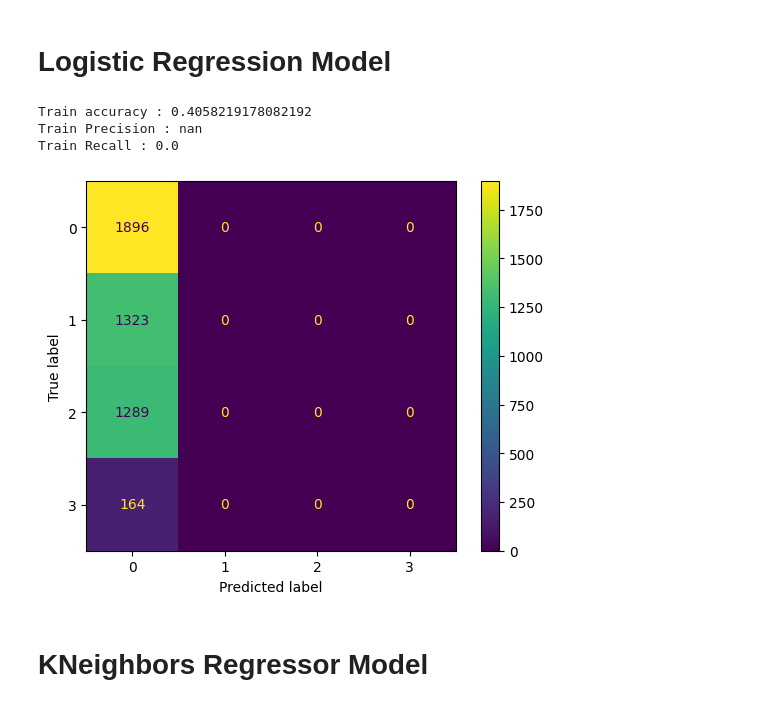
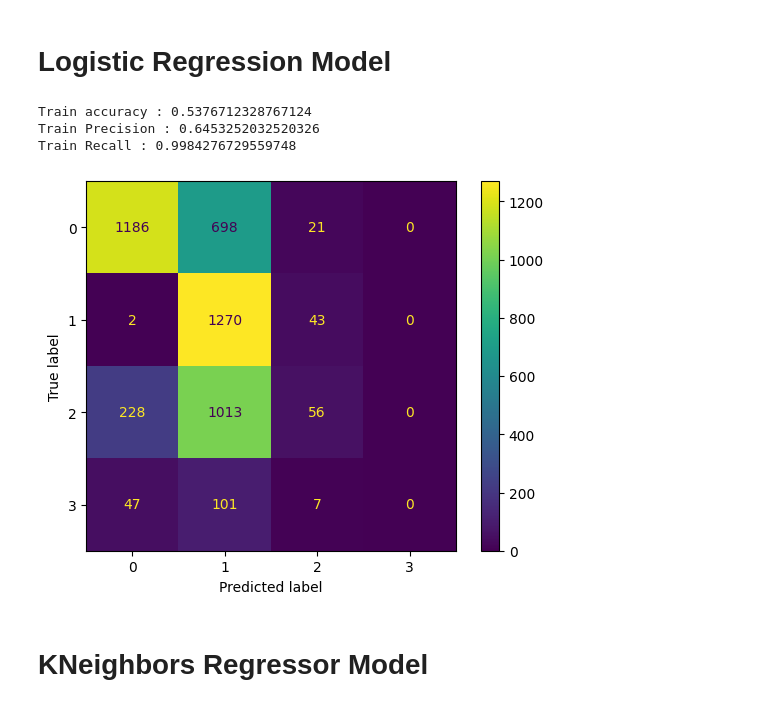
Before and after one commit to drimepal/gradprojectgrp3, a Jupyter notebook: ML/ml_testing.ipynb, the cells around one changed output. Drawn from its saved outputs; the diff is of its cells as text; code cells hidden in the pictures.

```diff
--- a/ML/ml_testing.ipynb
+++ b/ML/ml_testing.ipynb
@@ -237,35 +237,35 @@ Test MSE : 0.8077414133057804
 # Logistic Regression Model
 # %%
 # y_train = y_train.reshape(-1)
-log_reg_model = LogisticRegression()
+log_reg_model = LogisticRegression(max_iter = 1000)
 log_reg_model.fit(X_train, y_train)
 
 y_pred_cm = log_reg_model.predict(X_train)
 #y_train_pred_prod = log_reg_model.predict_proba(X_train)
 #y_train_pred_prod_1 = y_train_pred_prod[:,1]
 #y_train_pred = y_train_pred_prod_1 > 0.1
 
 train_acc = accuracy_score(y_train, y_pred_cm)
 print(f'Train accuracy : {train_acc}')
 
 cm_train = confusion_matrix(y_train, y_pred_cm)
 
 tn_train = cm_train[0,0]
 fp_train = cm_train[0,1]
 fn_train = cm_train[1,0]
 tp_train = cm_train[1,1]
 
 precision_train = tp_train/(tp_train+fp_train)
 recall_train = tp_train/(tp_train+fn_train)
 print(f'Train Precision : {precision_train}')
 print(f'Train Recall : {recall_train}')
 
 ConfusionMatrixDisplay(cm_train).plot()
 plt.show()
 # %% [output]
-Train accuracy : 0.4058219178082192
-Train Precision : nan
-Train Recall : 0.0
+Train accuracy : 0.5376712328767124
+Train Precision : 0.6453252032520326
+Train Recall : 0.9984276729559748
-[figure, old version]
+[figure, new version]
 # %% [markdown]
 # KNeighbors Regressor Model
```
Also changed, not shown: parts of 7 cells of this notebook.
